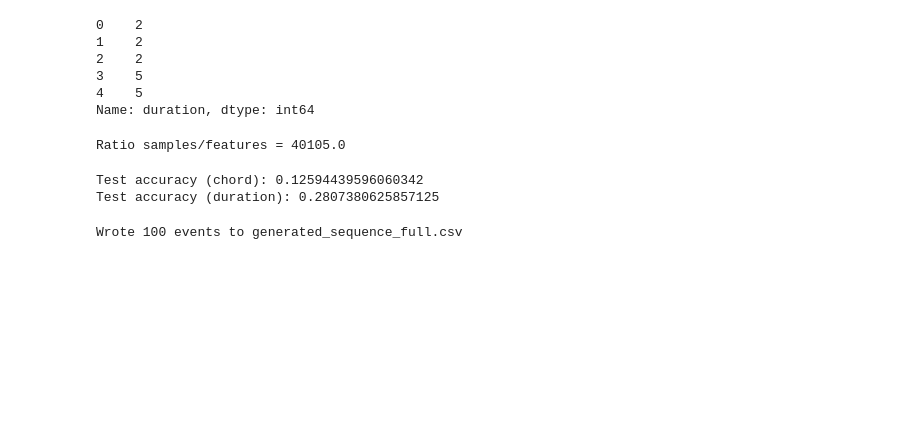
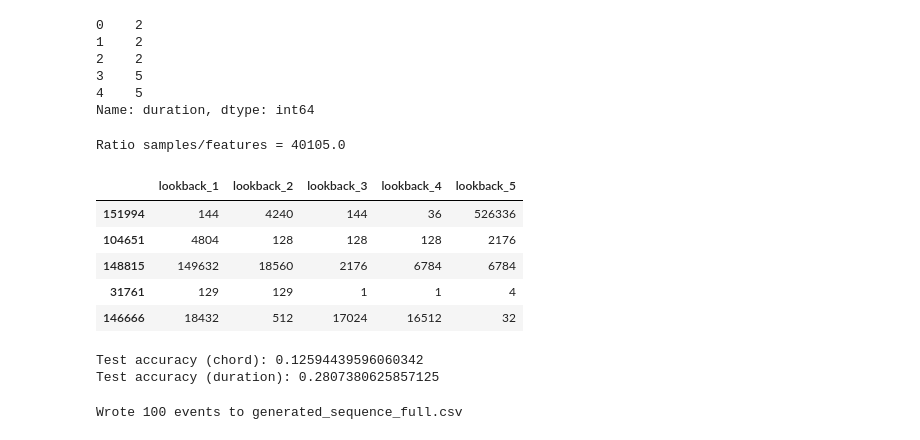
Before and after one commit to er-su/music_gen, a Jupyter notebook: decision_tree/tree_generation.ipynb, the cells around one changed output. Drawn from its saved outputs; the diff is of its cells as text; code cells hidden in the pictures; blank space fills up the shorter version.

```diff
--- a/decision_tree/tree_generation.ipynb
+++ b/decision_tree/tree_generation.ipynb
@@ -86,17 +86,25 @@ Ratio samples/features = 40105.0
 # %%
 import numpy as np
 import matplotlib.pyplot as plt
 from sklearn.svm import SVC
 from sklearn.model_selection import learning_curve, train_test_split
 from sklearn.preprocessing import StandardScaler
 from sklearn.model_selection import GridSearchCV
 from sklearn.pipeline import Pipeline
 from sklearn.kernel_approximation import RBFSampler
 from sklearn.preprocessing import StandardScaler
 from sklearn.linear_model import SGDClassifier
 from sklearn.model_selection import learning_curve
 import matplotlib.pyplot as plt
 from sklearn.tree import DecisionTreeClassifier
 Xc_train, Xc_test, yc_train, yc_test = train_test_split(X_chord, y_chord, test_size=0.2, random_state=42)
 Xd_train, Xd_test, yd_train, yd_test = train_test_split(X_duration, y_duration, test_size=0.2, random_state=42)
+display(Xc_train.head())
+# %% [output]
+|  | lookback_1 | lookback_2 | lookback_3 | lookback_4 | lookback_5 |
+| 151994 | 144 | 4240 | 144 | 36 | 526336 |
+| 104651 | 4804 | 128 | 128 | 128 | 2176 |
+| 148815 | 149632 | 18560 | 2176 | 6784 | 6784 |
+| 31761 | 129 | 129 | 1 | 1 | 4 |
+| 146666 | 18432 | 512 | 17024 | 16512 | 32 |
 # %%
```
Also changed, not shown: parts of 2 cells of this notebook, 2 other files.
